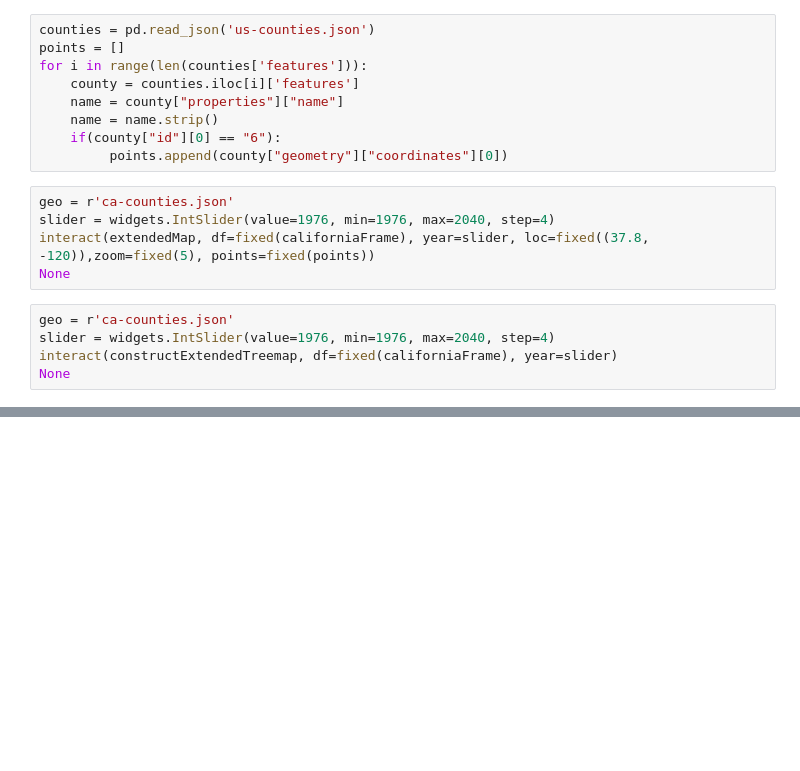
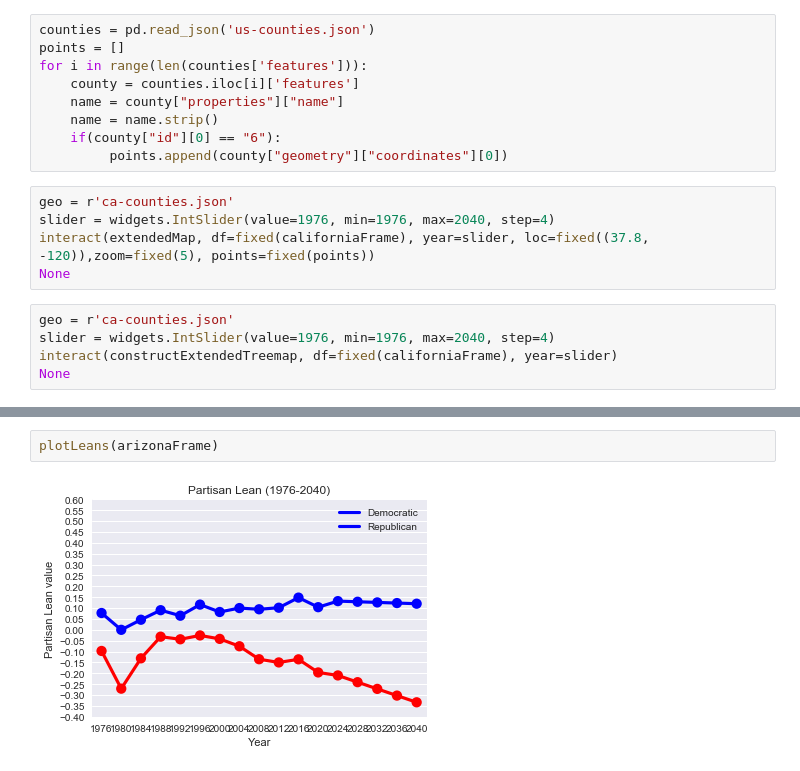
Before and after one commit to manav95/PartisanLeanRepo, a Jupyter notebook: IndResults/FinalNotebook.ipynb, the cells around one changed output, grey strips where cells are left out. Saved outputs shown, nothing was run; the diff lists cells and outputs as text; blank space fills up the shorter version.

```diff
--- a/IndResults/FinalNotebook.ipynb
+++ b/IndResults/FinalNotebook.ipynb
@@ -363,0 +411,4 @@ plotLeans(californiaFrame)
+# %%
+plotLeans(arizonaFrame)
+# %% [output]
+[figure, added]
```
Also changed, not shown: parts of 21 cells of this notebook.
